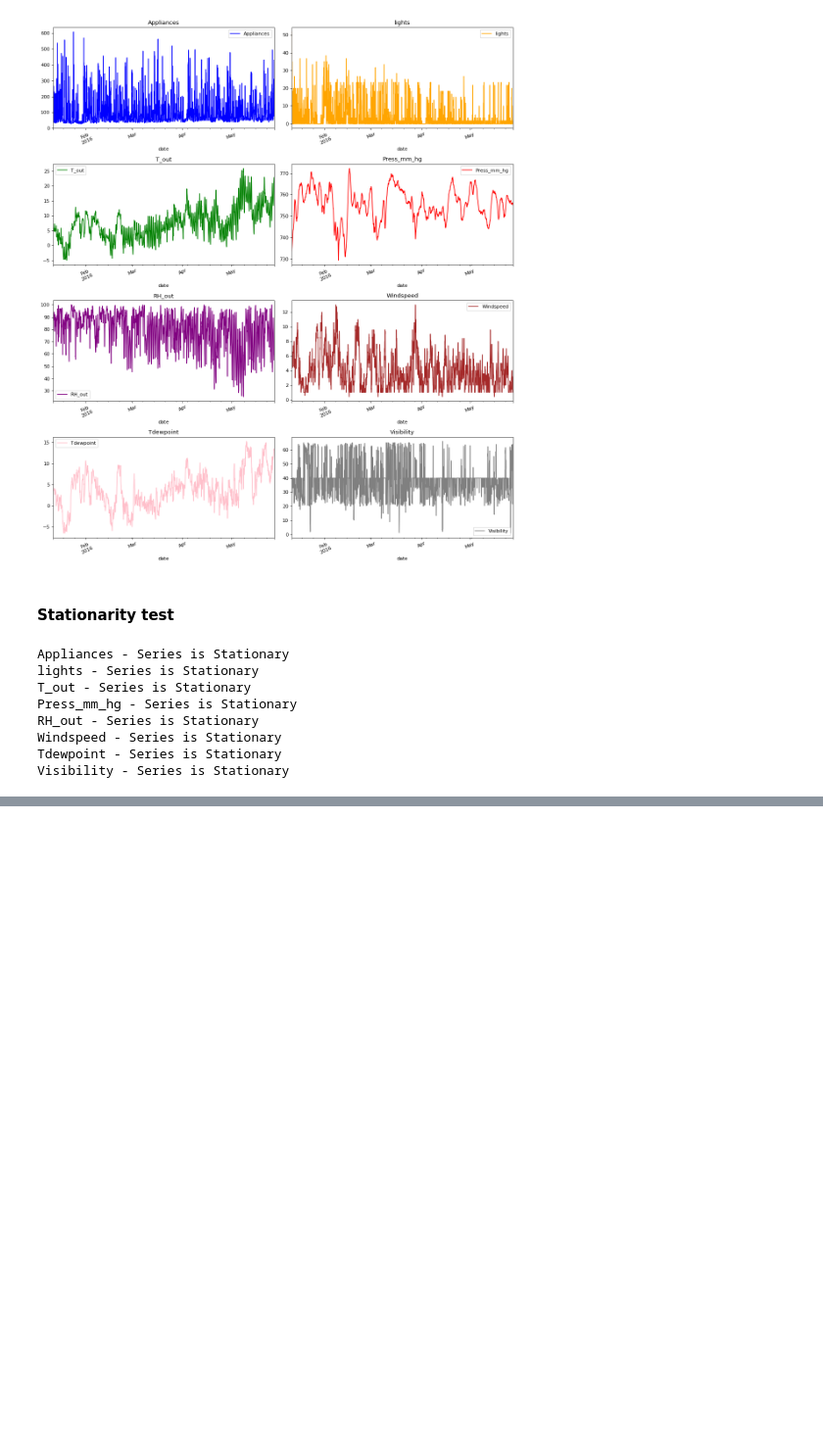
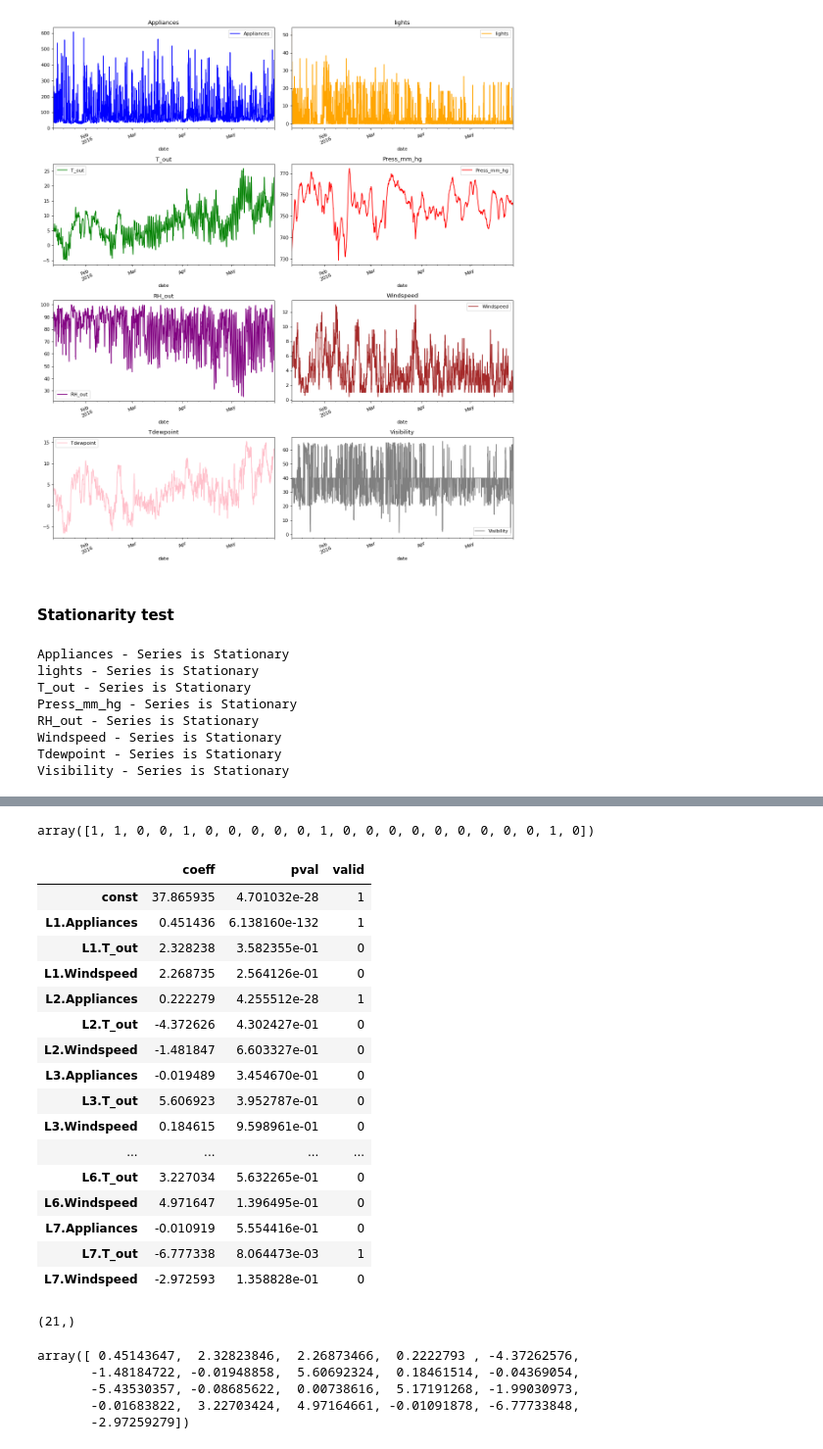
Before and after one commit to NishanD21/Energy-usage-of-appliances-Multivariate-Time-Series-Analysis, a Jupyter notebook: mva.ipynb, the cells around one changed output, grey strips where cells are left out. Shown at 98% size. Drawn from its saved outputs; the diff is of its cells as text; code cells hidden in the pictures; blank space fills up the shorter version.

```diff
--- a/mva.ipynb
+++ b/mva.ipynb
@@ -136,0 +228,3 @@ Visibility - Series is Stationary
+# %%
+model = VAR(df_train, freq = '1H')
+results = model.fit(7)
@@ -136,0 +270,2 @@ Visibility - Series is Stationary
+# %%
+df_coeff = pd.DataFrame([results.params['Appliances'], results.pvalues['Appliances']]).T
@@ -136,0 +292,29 @@ Visibility - Series is Stationary
+# %%
+df_coeff.columns = ['coeff','pval']
+# %%
+df_coeff.query('pval < 0.05')
+np.where(df_coeff['pval'] < 0.05,1,0)
+# %% [output]
+array([1, 1, 0, 0, 1, 0, 0, 0, 0, 0, 1, 0, 0, 0, 0, 0, 0, 0, 0, 0, 1, 0])
+# %%
+df_coeff['valid'] = np.where(df_coeff['pval'] < 0.05,1,0)
+# %%
+df_coeff
+# %% [output]
+|  | coeff | pval | valid |
+| const | 37.865935 | 4.701032e-28 | 1 |
+| L1.Appliances | 0.451436 | 6.138160e-132 | 1 |
+| L1.T_out | 2.328238 | 3.582355e-01 | 0 |
+| L1.Windspeed | 2.268735 | 2.564126e-01 | 0 |
+| L2.Appliances | 0.222279 | 4.255512e-28 | 1 |
+| L2.T_out | -4.372626 | 4.302427e-01 | 0 |
+| L2.Windspeed | -1.481847 | 6.603327e-01 | 0 |
+| L3.Appliances | -0.019489 | 3.454670e-01 | 0 |
+| L3.T_out | 5.606923 | 3.952787e-01 | 0 |
+| L3.Windspeed | 0.184615 | 9.598961e-01 | 0 |
+| ... | ... | ... | ... |
+| L6.T_out | 3.227034 | 5.632265e-01 | 0 |
+| L6.Windspeed | 4.971647 | 1.396495e-01 | 0 |
+| L7.Appliances | -0.010919 | 5.554416e-01 | 0 |
+| L7.T_out | -6.777338 | 8.064473e-03 | 1 |
+| L7.Windspeed | -2.972593 | 1.358828e-01 | 0 |
@@ -136,0 +323,12 @@ Visibility - Series is Stationary
+# %%
+coeff_arr.shape
+# %% [output]
+(21,)
+# %%
+coeff_arr
+# %% [output]
+array([ 0.45143647,  2.32823846,  2.26873466,  0.2222793 , -4.37262576,
+       -1.48184722, -0.01948858,  5.60692324,  0.18461514, -0.04369054,
+       -5.43530357, -0.08685622,  0.00738616,  5.17191268, -1.99030973,
+       -0.01683822,  3.22703424,  4.97164661, -0.01091878, -6.77733848,
+       -2.97259279])
```
Also changed, not shown: parts of 19 cells of this notebook.
